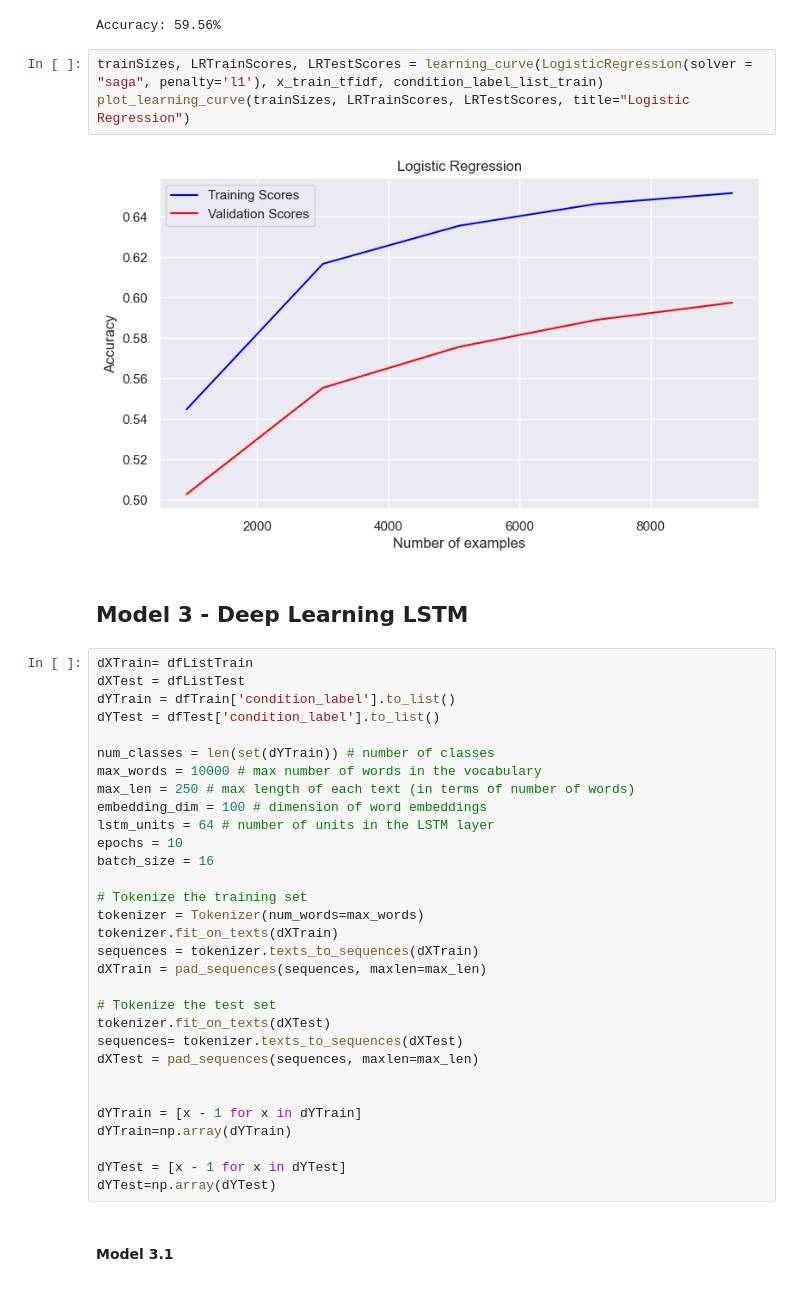
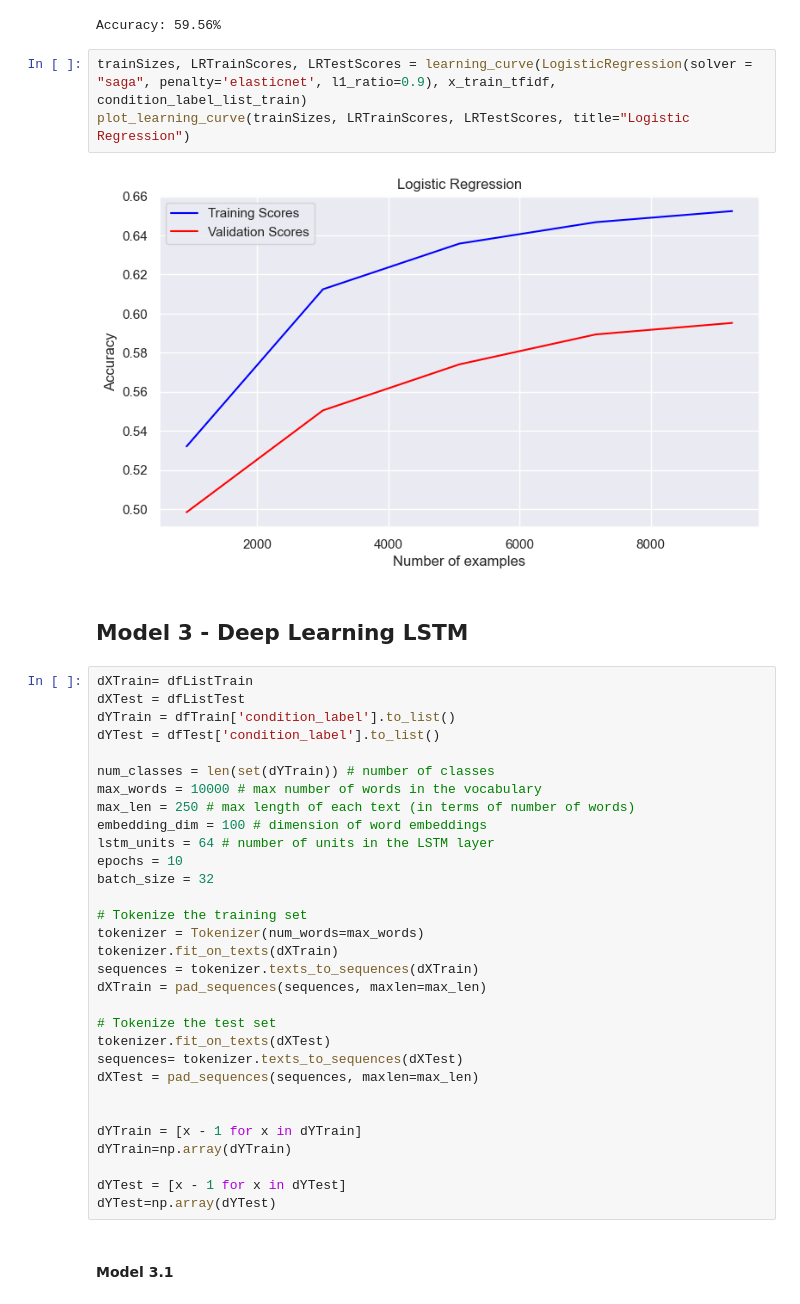
Before and after one commit to aliadalal/medical_abstract_classification, a Jupyter notebook: Glia/source/Glia.ConversationAI.NLP.Classifier.ipynb, the cells around one changed output. Drawn from its saved outputs; the diff is of its cells as text.

```diff
--- a/Glia/source/Glia.ConversationAI.NLP.Classifier.ipynb
+++ b/Glia/source/Glia.ConversationAI.NLP.Classifier.ipynb
@@ -259,11 +260,11 @@ for i in range(len(pred_lr)):
 print("Accuracy: %.2f%%" % ((n_right/float(len(condition_label_list_test)) * 100)))
 # %% [output]
 Accuracy: 59.56%
-# %%
-trainSizes, LRTrainScores, LRTestScores = learning_curve(LogisticRegression(solver = "saga", penalty='l1'), x_train_tfidf, condition_label_list_train)
-plot_learning_curve(trainSizes, LRTrainScores, LRTestScores, title="Logistic Regression")
-# %% [output]
-[figure, removed]
+# %%
+trainSizes, LRTrainScores, LRTestScores = learning_curve(LogisticRegression(solver = "saga", penalty='elasticnet', l1_ratio=0.9), x_train_tfidf, condition_label_list_train)
+plot_learning_curve(trainSizes, LRTrainScores, LRTestScores, title="Logistic Regression")
+# %% [output]
+[figure, added]
 # %% [markdown]
 ## Model 3 - Deep Learning LSTM
 # %%
@@ -278,7 +279,7 @@ max_len = 250 # max length of each text (in terms of number of words)
 embedding_dim = 100 # dimension of word embeddings
 lstm_units = 64 # number of units in the LSTM layer
 epochs = 10
-batch_size = 16
+batch_size = 32
 
 # Tokenize the training set
 tokenizer = Tokenizer(num_words=max_words)
```
Also changed, not shown: parts of 27 cells of this notebook.
